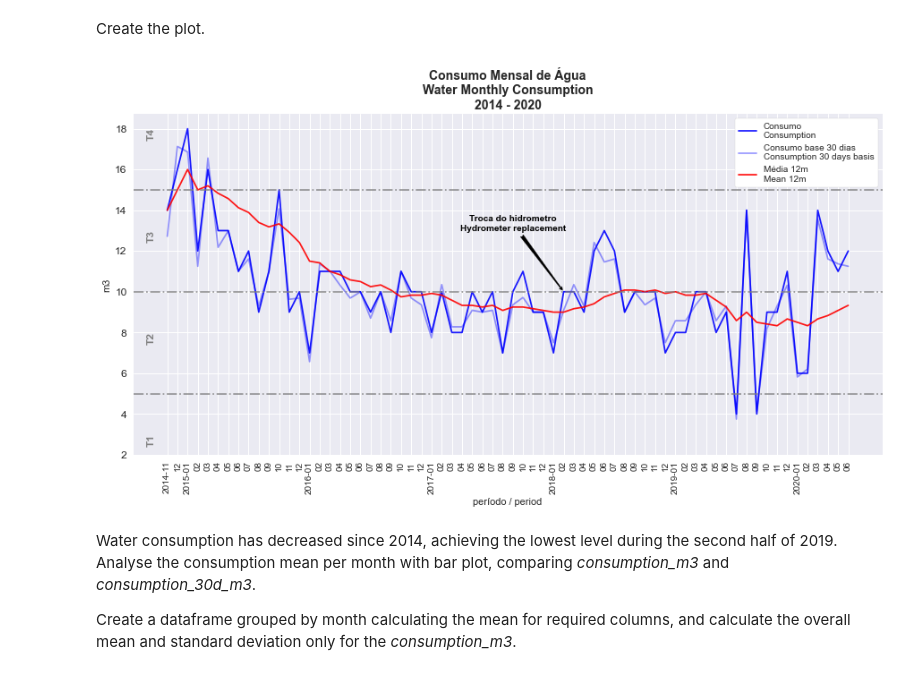
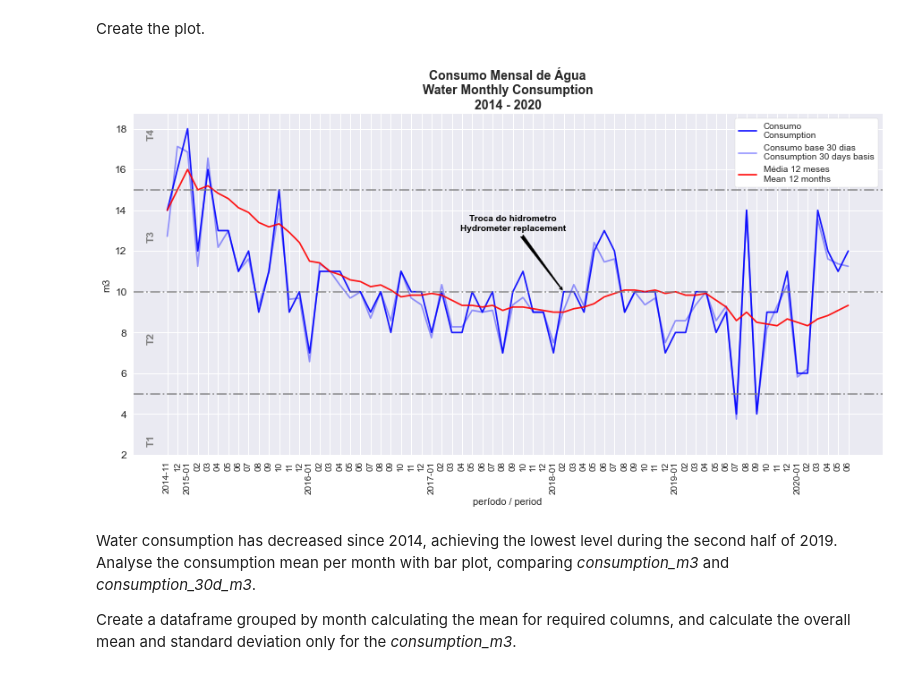
Before and after one commit to sjsilvabr/Utilities_Consumption, a Jupyter notebook: Water_Notebook.ipynb, the cells around one changed output. Cells and saved outputs as stored; diff of their text form; code cells hidden in the pictures.

```diff
--- a/Water_Notebook.ipynb
+++ b/Water_Notebook.ipynb
@@ -375,7 +375,7 @@ ax.plot(df_water['period'], df_water['consumption_m3'], color='b', alpha=0.9,
 ax.plot(df_water['period'], df_water['consumption_30d_m3'], color='b', alpha=0.4,
         label='Consumo base 30 dias\nConsumption 30 days basis')
 ax.plot(df_water['period'], mean12m, color='r', alpha=0.9,
-        label='Média 12m\nMean 12m')
+        label='Média 12 meses\nMean 12 months')
 
 # define plot title and axis labels
 ax.set_title('Consumo Mensal de Água\nWater Monthly Consumption\n' \
@@ -391,34 +391,34 @@ plt.yticks(ylabels_, ylabels_)
 plt.xticks(np.arange(0, len(xlabels_), 1), xlabels_, rotation=90)
 
 # loop to include tariff ranges
 for t in wtariff:
     # add horizontal line for tariffs within the consumption range
     if (wtariff[t][1] > min(bins)) & (wtariff[t][1] < max(bins)):
         ax.axhline(y=wtariff[t][1], xmin=0, xmax=1, color='gray', alpha=0.8, ls='-.')
 
     # add caption for tariffs within the consumption range
     if (wtariff[t][0]>=min(ylabels_) and wtariff[t][0]<=max(ylabels_)) | (wtariff[t][1]>=min(ylabels_) and wtariff[t][1]<=max(ylabels_)):
         # define the y position
         if np.mean([wtariff[t][0],wtariff[t][1]]) < min(ylabels_):
             ypos = min(ylabels_)
         elif np.mean([wtariff[t][0],wtariff[t][1]]) > max(ylabels_):
             ypos = max(ylabels_)
         else:
             ypos = np.mean([wtariff[t][0],wtariff[t][1]])
 
         # add tariff caption
         ax.annotate(t, xy=(-2, ypos), xycoords='data', ha='left', rotation='vertical', color='gray', fontsize=12, fontweight=900)
 
 # add hydrometer replacement with arrow
 ax.annotate('Troca do hidrometro\nHydrometer replacement',
             xy=(hmrepl[0],hmrepl[1]), xycoords='data',
             xytext=(hmrepl[0]-5,hmrepl[1]+3), textcoords='data', color='black', ha='center', fontweight=900,
             arrowprops=dict(color='black',arrowstyle='fancy', connectionstyle='arc3'))
 
 # show plot
 plt.show()
 # %% [output]
-[figure, old version]
+[figure, new version]
 # %% [markdown]
 Water consumption has decreased since 2014, achieving the lowest level during the second half of 2019. Analyse the consumption mean per month with bar plot, comparing *consumption_m3* and *consumption_30d_m3*.
 
```
Also changed, not shown: parts of 2 cells of this notebook, 1 other file.
